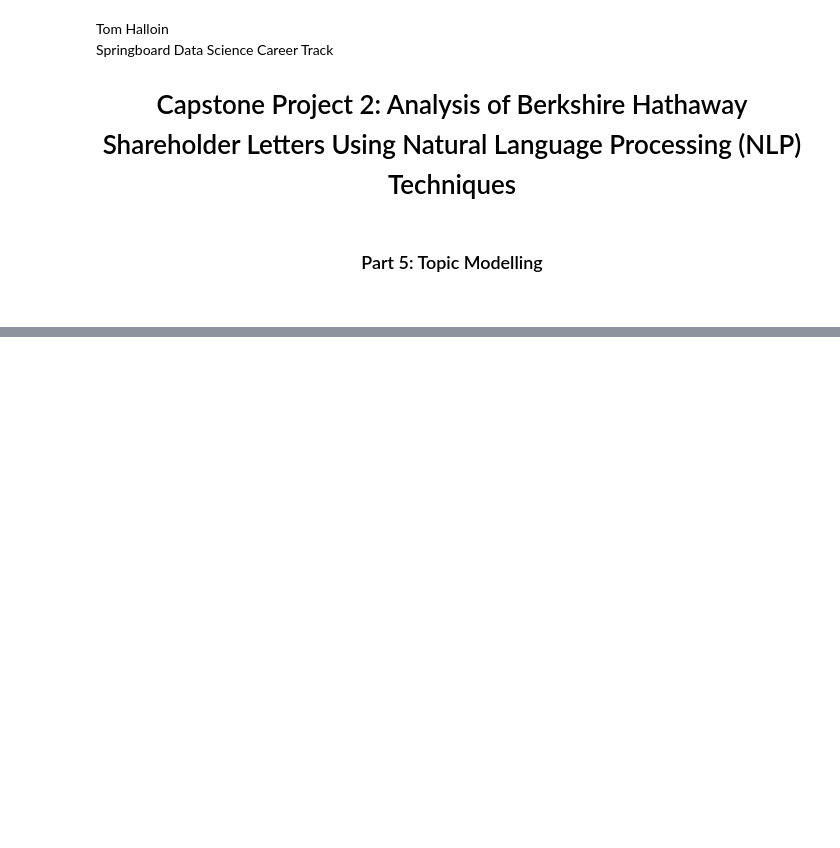
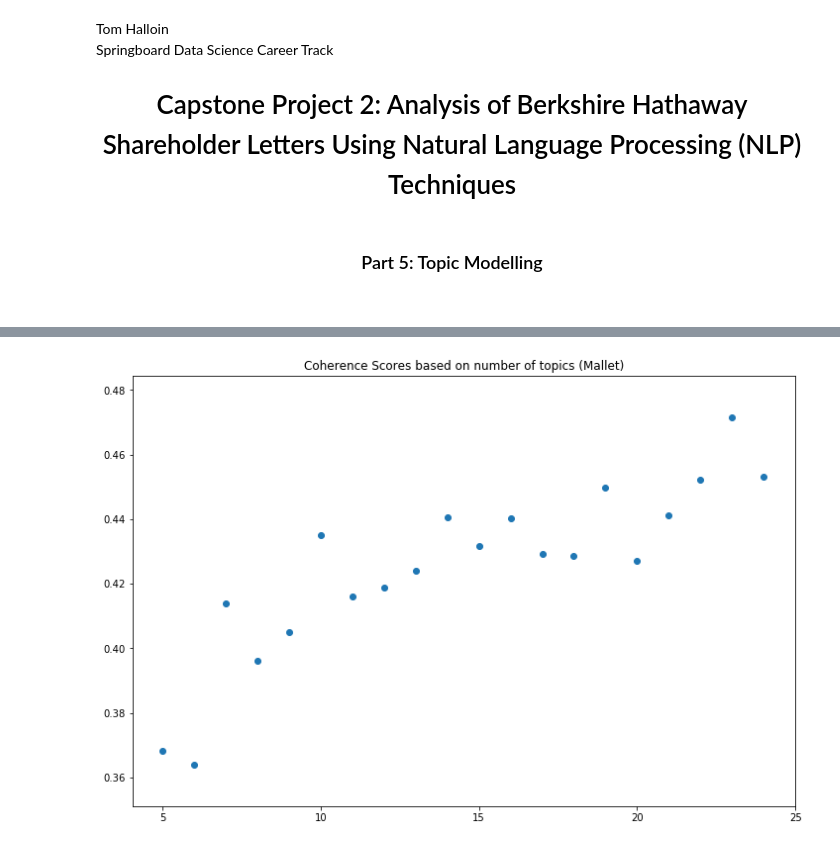
Before and after one commit to tomhalloin/berkshire, a Jupyter notebook: Capstone Project 2 Part 5.ipynb, the cells around one changed output, grey strips where cells are left out. Saved outputs shown, nothing was run; the diff lists cells and outputs as text; code cells hidden in the pictures; blank space fills up the shorter version.

```diff
--- a/Capstone Project 2 Part 5.ipynb
+++ b/Capstone Project 2 Part 5.ipynb
@@ -124,0 +118,12 @@ To retain the current behavior and silence the warning, pass 'sort=True'.
+# %%
+
+## Setup mallet environment change it according to your drive
+os.environ.update({'MALLET_HOME':r'C:/Users/Tom/Documents/Berkshire/Milestone_1/mallet-2.0.8'})
+## Setup mallet path change it according to your drive
+mallet_path = 'C:/Users/Tom/Documents/Berkshire/Milestone_1/mallet-2.0.8/bin/mallet'
+# %%
+coherence_model_scores = []
+for n in tqdm(range(5, 25)):
+    model=gensim.models.wrappers.LdaMallet(mallet_path, corpus=corpus, num_topics=n, id2word=dictionary)
+    coherence_model_mallet = CoherenceModel(model, texts=text_data, dictionary=dictionary, coherence='c_v')
+    coherence_model_scores.append(coherence_model_mallet.get_coherence())
@@ -124,0 +132,8 @@ To retain the current behavior and silence the warning, pass 'sort=True'.
+# %%
+f, ax = plt.subplots(figsize=(12, 8))
+plt.scatter([x for x in range(5, 25)], coherence_model_scores)
+ax.set_title('Coherence Scores based on number of topics (Mallet)')
+ax.set_xticks([5*x + 5 for x in range(5)])
+plt.show()
+# %% [output]
+[figure, added]
```
Also changed, not shown: parts of 31 cells of this notebook, 3 other files.
